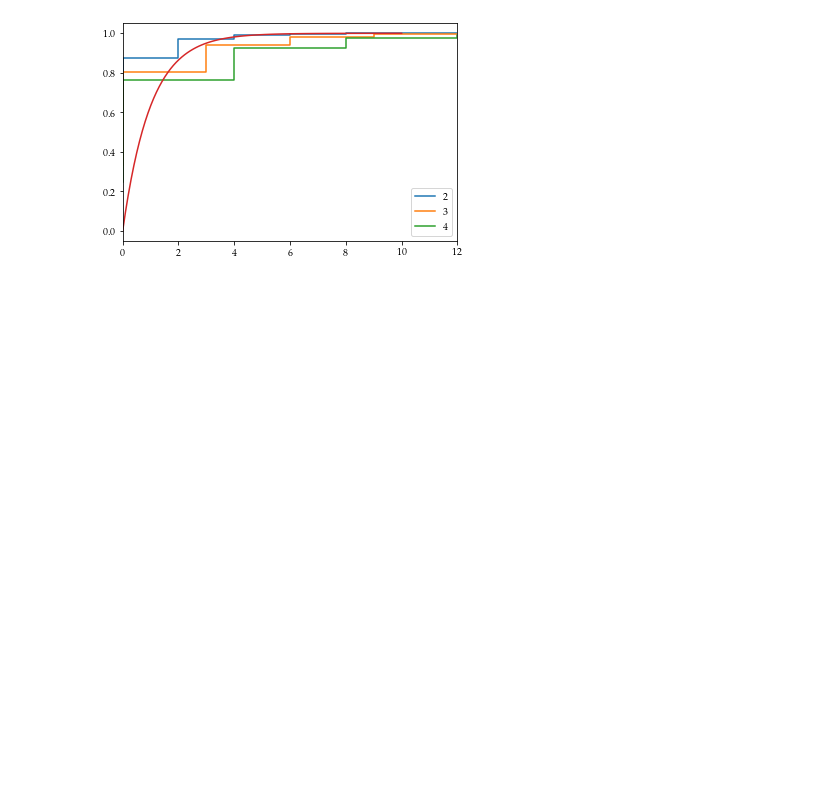
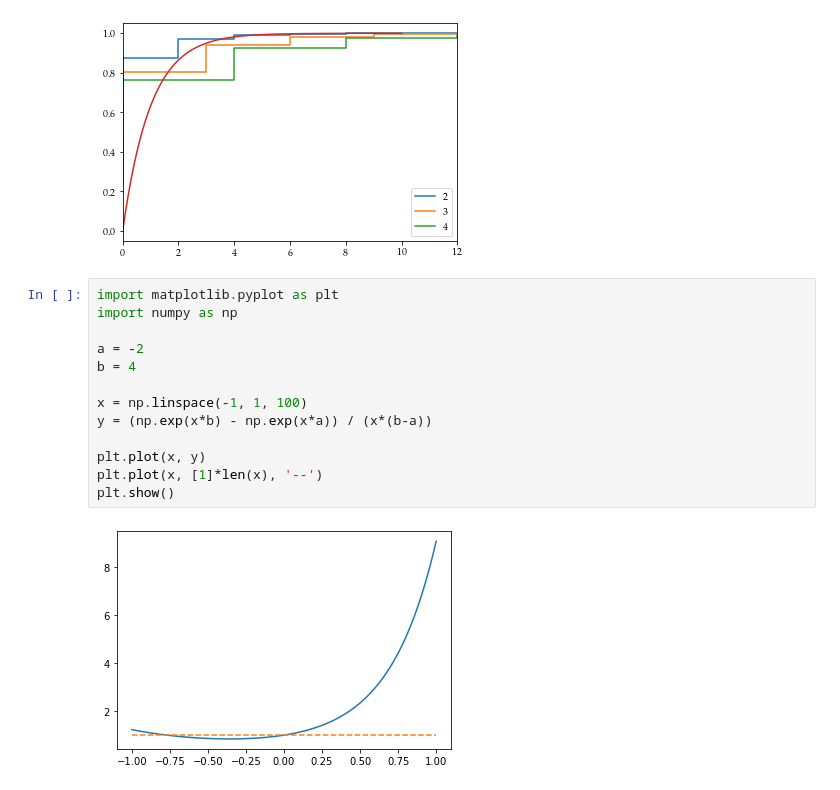
Before and after one commit to dariomalchiodi/sds, a Jupyter notebook: sds/notebooks/notebooks.ipynb, the cells around one changed output. Saved outputs shown, nothing was run; the diff lists cells and outputs as text; blank space fills up the shorter version.

```diff
--- a/sds/notebooks/notebooks.ipynb
+++ b/sds/notebooks/notebooks.ipynb
@@ -477,3 +477,18 @@ plt.legend()
 plt.show()
 # %% [output]
 [figure]
+# %%
+import matplotlib.pyplot as plt
+import numpy as np
+
+a = -2
+b = 4
+
+x = np.linspace(-1, 1, 100)
+y = (np.exp(x*b) - np.exp(x*a)) / (x*(b-a))
+
+plt.plot(x, y)
+plt.plot(x, [1]*len(x), '--')
+plt.show()
+# %% [output]
+[figure, added]
```
Also changed, not shown: parts of 1 cell of this notebook, 4 other files.
